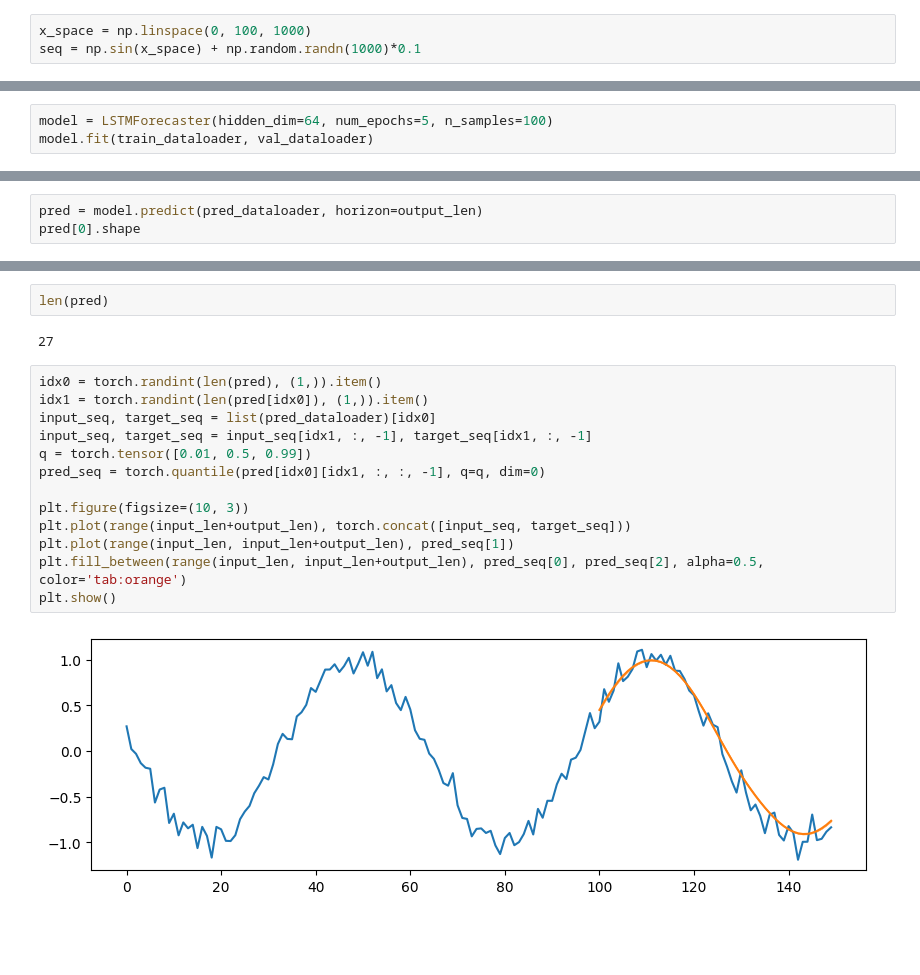
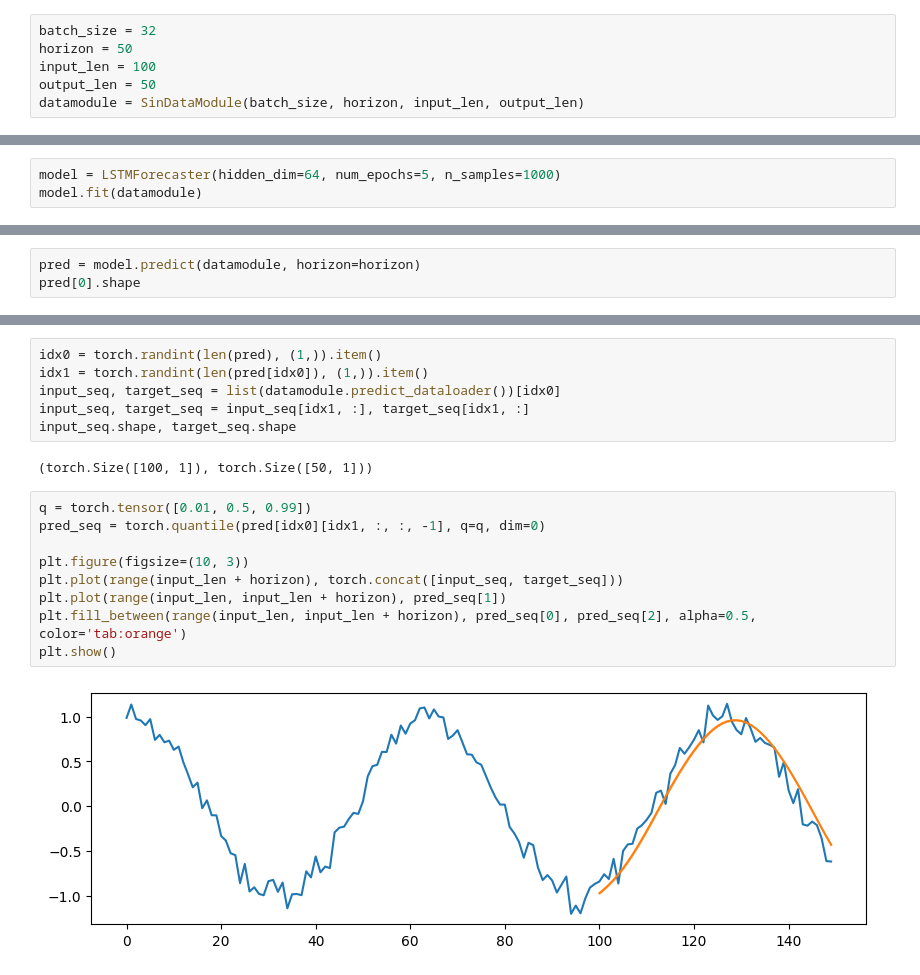
Before and after one commit to TimeBinFM/binconvfm, a Jupyter notebook: notebooks/lstm.ipynb, the cells around one changed output, grey strips where cells are left out. Cells and saved outputs as stored; diff of their text form; blank space fills up the shorter version.

```diff
--- a/notebooks/lstm.ipynb
+++ b/notebooks/lstm.ipynb
@@ -24,4 +7,7 @@ class Seq2SeqDataset(Dataset):
 # %%
-x_space = np.linspace(0, 100, 1000)
-seq = np.sin(x_space) + np.random.randn(1000)*0.1
+batch_size = 32
+horizon = 50
+input_len = 100
+output_len = 50
+datamodule = SinDataModule(batch_size, horizon, input_len, output_len)
 # %%
@@ -43,6 +22,6 @@ pred_dataloader = DataLoader(test_ds, batch_size=32, shuffle=False)
 # %%
-model = LSTMForecaster(hidden_dim=64, num_epochs=5, n_samples=100)
-model.fit(train_dataloader, val_dataloader)
+model = LSTMForecaster(hidden_dim=64, num_epochs=5, n_samples=1000)
+model.fit(datamodule)
 # %% [output]
 💡 Tip: For seamless cloud uploads and versioning, try installing [litmodels](https://pypi.org/project/litmodels/) to enable LitModelCheckpoint, which syncs automatically with the Lightning model regis ...
 GPU available: True (mps), used: False
@@ -78,4 +55,4 @@ model.evaluate(test_dataloader)
 # %%
-pred = model.predict(pred_dataloader, horizon=output_len)
+pred = model.predict(datamodule, horizon=horizon)
 pred[0].shape
 # %% [output]
@@ -84,19 +60,19 @@ torch.Size([32, 100, 50, 1])
-# %%
-len(pred)
-# %% [output]
-27
+# %%
+idx0 = torch.randint(len(pred), (1,)).item()
+idx1 = torch.randint(len(pred[idx0]), (1,)).item()
+input_seq, target_seq = list(datamodule.predict_dataloader())[idx0]
+input_seq, target_seq = input_seq[idx1, :], target_seq[idx1, :]
+input_seq.shape, target_seq.shape
+# %% [output]
+(torch.Size([100, 1]), torch.Size([50, 1]))
 # %%
-idx0 = torch.randint(len(pred), (1,)).item()
-idx1 = torch.randint(len(pred[idx0]), (1,)).item()
-input_seq, target_seq = list(pred_dataloader)[idx0]
-input_seq, target_seq = input_seq[idx1, :, -1], target_seq[idx1, :, -1]
 q = torch.tensor([0.01, 0.5, 0.99])
 pred_seq = torch.quantile(pred[idx0][idx1, :, :, -1], q=q, dim=0)
 
 plt.figure(figsize=(10, 3))
-plt.plot(range(input_len+output_len), torch.concat([input_seq, target_seq]))
-plt.plot(range(input_len, input_len+output_len), pred_seq[1])
-plt.fill_between(range(input_len, input_len+output_len), pred_seq[0], pred_seq[2], alpha=0.5, color='tab:orange')
+plt.plot(range(input_len + horizon), torch.concat([input_seq, target_seq]))
+plt.plot(range(input_len, input_len + horizon), pred_seq[1])
+plt.fill_between(range(input_len, input_len + horizon), pred_seq[0], pred_seq[2], alpha=0.5, color='tab:orange')
 plt.show()
 # %% [output]
-[figure, old version]
+[figure, new version]
```
Also changed, not shown: parts of 7 cells of this notebook, 7 other files.
